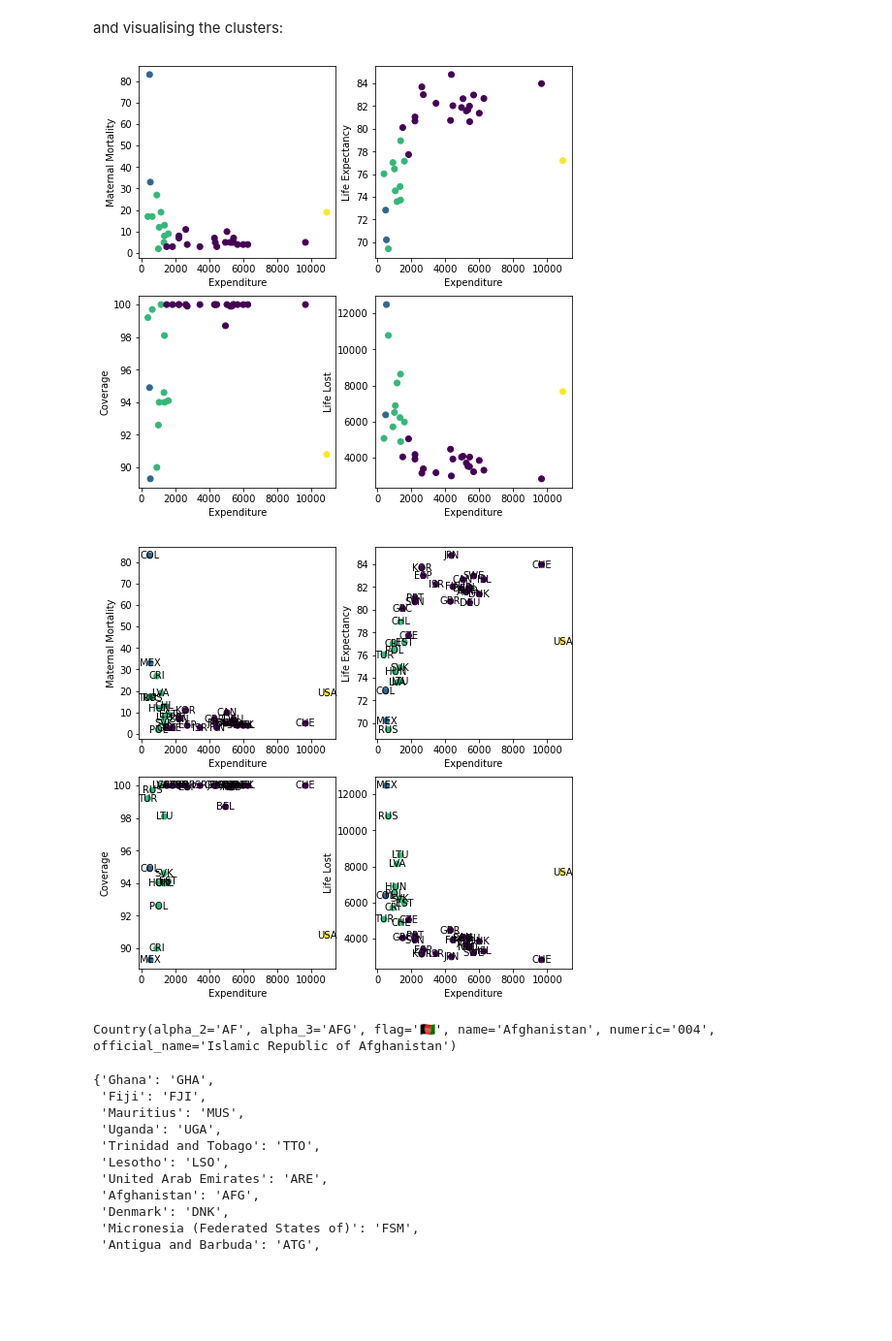
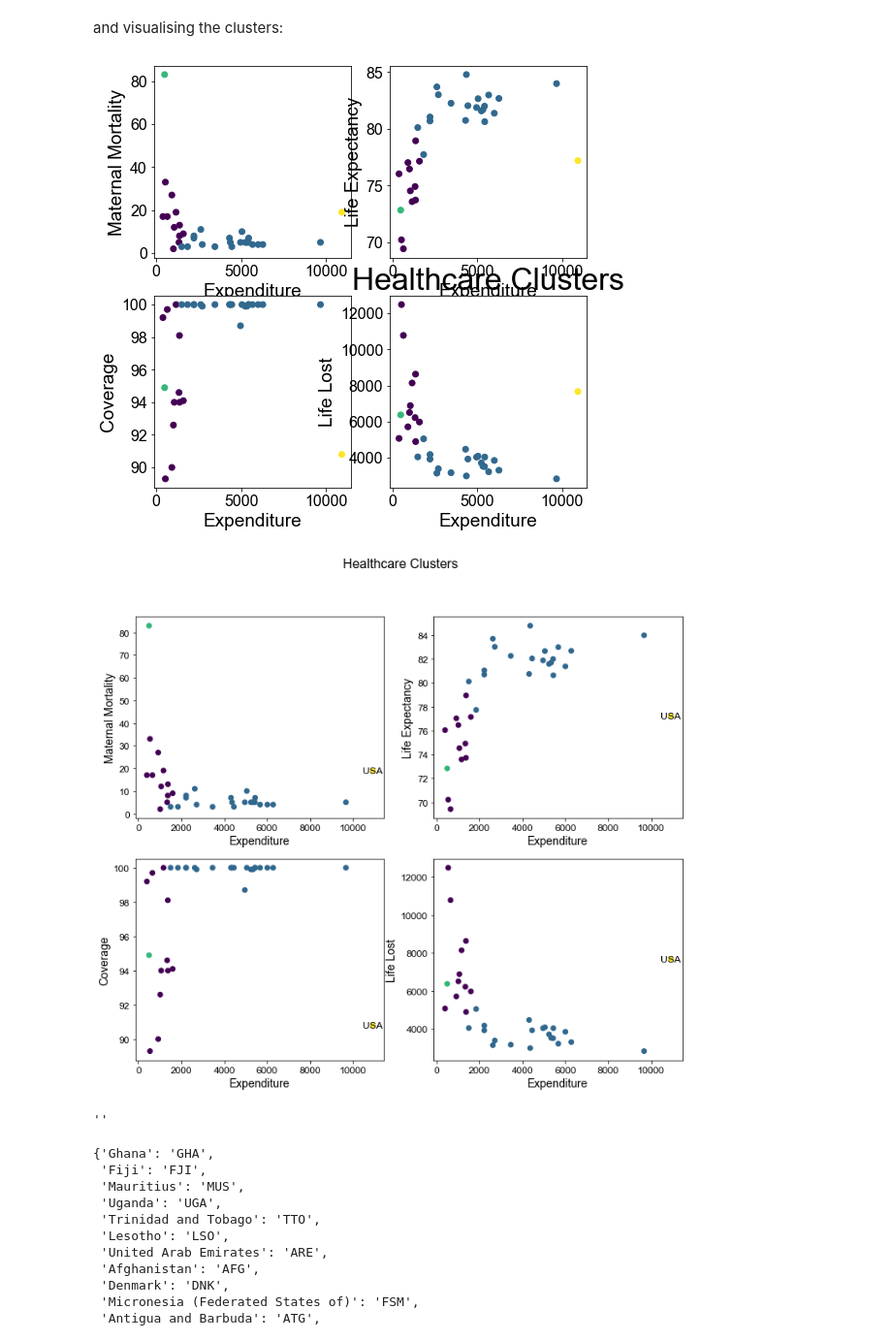
Before and after one commit to FM-ds/FM-ds.github.io, a Jupyter notebook: week10/ml.ipynb, the cells around one changed output. Shown at 97% size. Cells and saved outputs as stored; diff of their text form; code cells hidden in the pictures; blank space fills up the shorter version.

```diff
--- a/week10/ml.ipynb
+++ b/week10/ml.ipynb
@@ -219,8 +195,24 @@ y_t = model.predict(X)
 # %%
 plt.rcParams['figure.figsize'] = [16, 10]
 
+##Font size code stolen from StackOverflox (can't find where)
+plt.rcParams["font.family"] = "Arial"
+
+SMALL_SIZE = 16
+MEDIUM_SIZE = 19
+BIGGER_SIZE = 32
+
+plt.rc('font', size=SMALL_SIZE)          # controls default text sizes
+plt.rc('axes', titlesize=32)     # fontsize of the axes title
+plt.rc('axes', labelsize=22)    # fontsize of the x and y labels
+plt.rc('xtick', labelsize=SMALL_SIZE)    # fontsize of the tick labels
+plt.rc('ytick', labelsize=SMALL_SIZE)    # fontsize of the tick labels
+plt.rc('legend', fontsize=SMALL_SIZE)    # legend fontsize
+plt.rc('figure', titlesize=2)  # fontsize of the figure title
+
+
 fig, ax = plt.subplots()
-ax.set_title('Little Relationship in One Year Changes')
+ax.set_title('Little Relationship in One Year Changes', weight='bold')
 ax.set_xlabel('% Change in Healthcare Spending Per Capita (USD PPP)')
 ax.set_ylabel('% Change in Maternal Mortality (Deaths Per Million Live Births)')
 ax.scatter(X, Y, color='grey', alpha=0.5)
@@ -366,31 +376,49 @@ predicted_clusters = kmeans.predict(normalized_data)
 # %% [markdown]
 and visualising the clusters:
 # %%
+
 # Create a figure with 4 subplots
 fig, ax = plt.subplots(2, 2, figsize=(8, 8))
 
 # Define the dimensions to plot
 dimensions = ['Maternal Mortality', 'Life Expectancy', 'Coverage', 'Life Lost']
 
 # Loop over the dimensions and create a scatter plot for each one
 for i, dimension in enumerate(dimensions):
     # Select the subplot
     axi = ax[i // 2, i % 2]
     # Scatter plot of Expenditure vs. the current dimension
     axi.scatter(df['Expenditure'], df[dimension], c=predicted_clusters, cmap='viridis')
     # Set the x and y labels
     axi.set_xlabel('Expenditure')
     axi.set_ylabel(dimension)
+plt.title('Healthcare Clusters')
 
 # Show the plots
 plt.show()
 # %% [output]
-[figure, old version]
+[figure, new version]
 # %%
 import matplotlib.pyplot as plt
 
+##Font size code stolen from StackOverflox (can't find where)
+plt.rcParams["font.family"] = "Arial"
+
+SMALL_SIZE = 12
+MEDIUM_SIZE = 14
+BIGGER_SIZE = 16
+
+plt.rc('font', size=SMALL_SIZE)          # controls default text sizes
+plt.rc('axes', titlesize=BIGGER_SIZE)     # fontsize of the axes title
+plt.rc('axes', labelsize=MEDIUM_SIZE)    # fontsize of the x and y labels
+plt.rc('xtick', labelsize=SMALL_SIZE)    # fontsize of the tick labels
+plt.rc('ytick', labelsize=SMALL_SIZE)    # fontsize of the tick labels
+plt.rc('legend', fontsize=SMALL_SIZE)    # legend fontsize
+plt.rc('figure', titlesize=BIGGER_SIZE)  # fontsize of the figure title
+
+
 # Create a figure with 4 subplots
-fig, ax = plt.subplots(2, 2, figsize=(8, 8))
+fig, ax = plt.subplots(2, 2, figsize=(12, 10))
 
 # Define the dimensions to plot
 dimensions = ['Maternal Mortality', 'Life Expectancy', 'Coverage', 'Life Lost']
@@ -402,20 +430,20 @@ for i, dimension in enumerate(dimensions):
     # Scatter plot of Expenditure vs. the current dimension
     axi.scatter(df['Expenditure'], df[dimension], c=predicted_clusters, cmap='viridis')
     # Add the ISO3 labels to the points
-    for x, y, label in zip(df['Expenditure'], df[dimension], df['ISO3']):
+    for x, y, label in zip(df['Expenditure'], df[dimension], [lab*(lab=='USA') for lab in df['ISO3'] ]):
         axi.text(x, y, label, ha='center', va='center')
     # Set the x and y labels
     axi.set_xlabel('Expenditure')
     axi.set_ylabel(dimension)
 
-# Show the plots
+fig.suptitle("Healthcare Clusters")# Show the plots
 plt.show()
 # %% [output]
-[figure, old version]
+[figure, new version]
-# %%
-pycountry.countries.get(name='Afghanistan')
-# %% [output]
-Country(alpha_2='AF', alpha_3='AFG', flag='🇦🇫', name='Afghanistan', numeric='004', official_name='Islamic Republic of Afghanistan')
+# %%
+"hello"*False
+# %% [output]
+''
 # %%
 dict(zip(countries,country_converter.convert(names=countries)))
 # %% [output]
```
Also changed, not shown: parts of 7 cells of this notebook, 48 other files.
